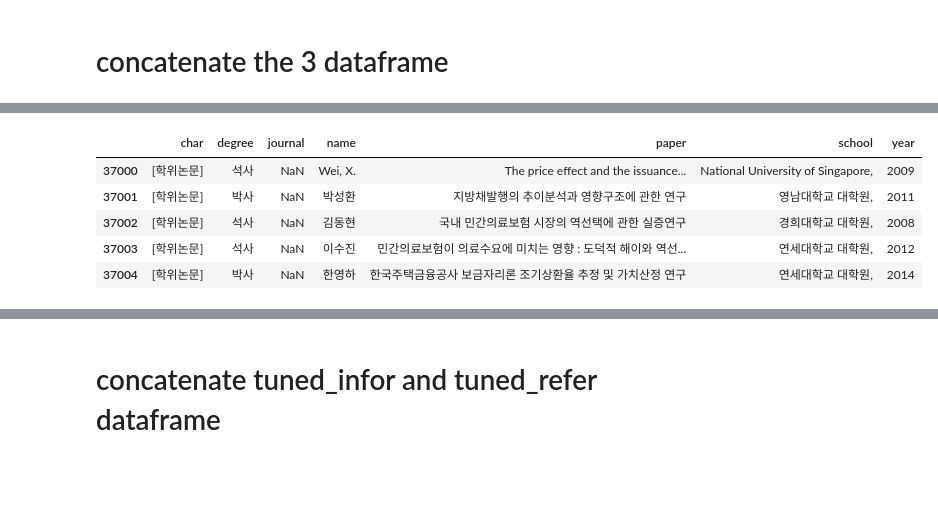
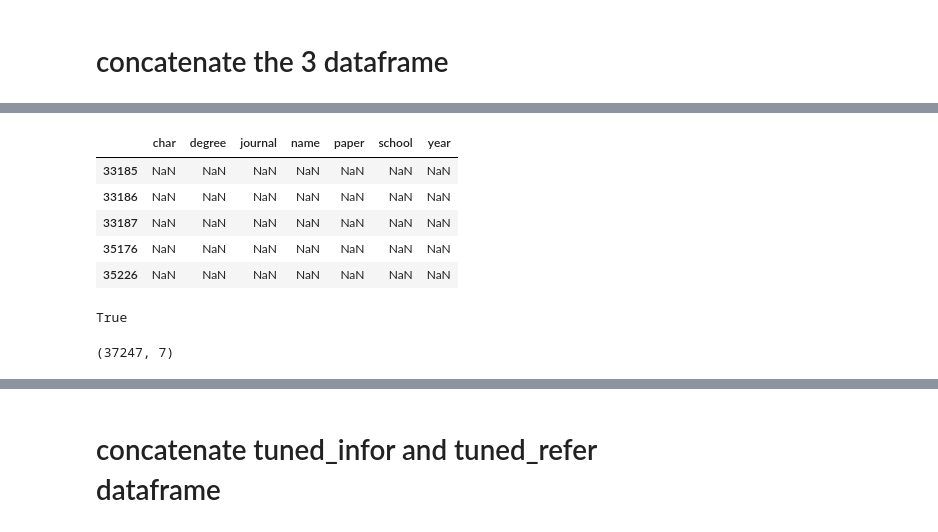
Before and after one commit to hskimim/Quantitative_Finance, a Jupyter notebook: SSU/finlab/extract_reference/New_Trial_1025/tuning_dataframe_with_references.ipynb, the cells around one changed output, grey strips where cells are left out. Saved outputs shown, nothing was run; the diff lists cells and outputs as text; code cells hidden in the pictures; blank space fills up the shorter version.

```diff
--- a/SSU/finlab/extract_reference/New_Trial_1025/tuning_dataframe_with_references.ipynb
+++ b/SSU/finlab/extract_reference/New_Trial_1025/tuning_dataframe_with_references.ipynb
@@ -491,0 +593,2 @@ len_4_df.tail()
+# %%
+len_4_df.index = len_3_idx
@@ -583,0 +729,2 @@ len_5_df.tail()
+# %%
+len_5_df.index = len_4_idx
@@ -675,0 +858,2 @@ len_6_df.tail()
+# %%
+len_6_df.index = len_5_idx
@@ -675,0 +887,3 @@ len_6_df.tail()
+# %%
+len_1_df = pd.DataFrame(index=len_1_idx,columns=['char','name','year','paper','degree','school'])
+len_1_df.tail()
@@ -678,12 +937,17 @@ len_6_df.tail()
 # %%
 final_df = pd.concat([len_4_df,len_5_df],axis=0)
 final_df = pd.concat([final_df,len_6_df],axis=0)
-final_df.reset_index(drop=True,inplace=True)
+final_df = pd.concat([final_df,len_1_df],axis=0)
+# final_df.reset_index(drop=True,inplace=True)
 final_df.tail()
 # %% [output]
 |  | char | degree | journal | name | paper | school | year |
-| 37000 | [학위논문] | 석사 | NaN | Wei, X. | The price effect and the issuance... | National University of Singapore, | 2009 |
-| 37001 | [학위논문] | 박사 | NaN | 박성환 | 지방채발행의 추이분석과 영향구조에 관한 연구 | 영남대학교 대학원, | 2011 |
-| 37002 | [학위논문] | 석사 | NaN | 김동현 | 국내 민간의료보험 시장의 역선택에 관한 실증연구 | 경희대학교 대학원, | 2008 |
-| 37003 | [학위논문] | 석사 | NaN | 이수진 | 민간의료보험이 의료수요에 미치는 영향 : 도덕적 해이와 역선... | 연세대학교 대학원, | 2012 |
-| 37004 | [학위논문] | 박사 | NaN | 한영하 | 한국주택금융공사 보금자리론 조기상환율 추정 및 가치산정 연구 | 연세대학교 대학원, | 2014 |
+| 33185 | NaN | NaN | NaN | NaN | NaN | NaN | NaN |
+| 33186 | NaN | NaN | NaN | NaN | NaN | NaN | NaN |
+| 33187 | NaN | NaN | NaN | NaN | NaN | NaN | NaN |
+| 35176 | NaN | NaN | NaN | NaN | NaN | NaN | NaN |
+| 35226 | NaN | NaN | NaN | NaN | NaN | NaN | NaN |
+# %%
+list(final_df.index.values) == len_3_idx + len_4_idx + len_5_idx + len_1_idx
+# %% [output]
+True
@@ -690,2 +958,6 @@ final_df.tail()
 # %%
 final_df.to_csv('tuned_dataframe_refer.csv',index=False)
+# %%
+final_df.shape
+# %% [output]
+(37247, 7)
```
Also changed, not shown: parts of 92 cells of this notebook, 10 other files.
